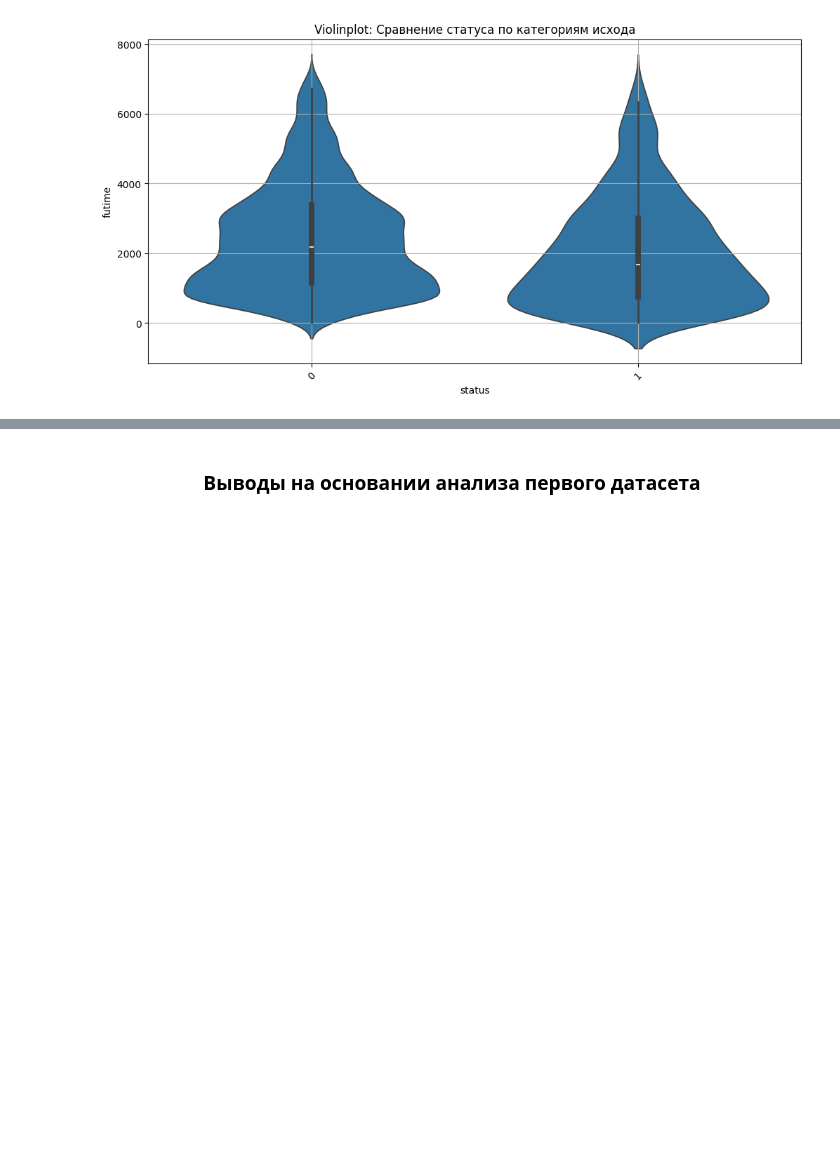
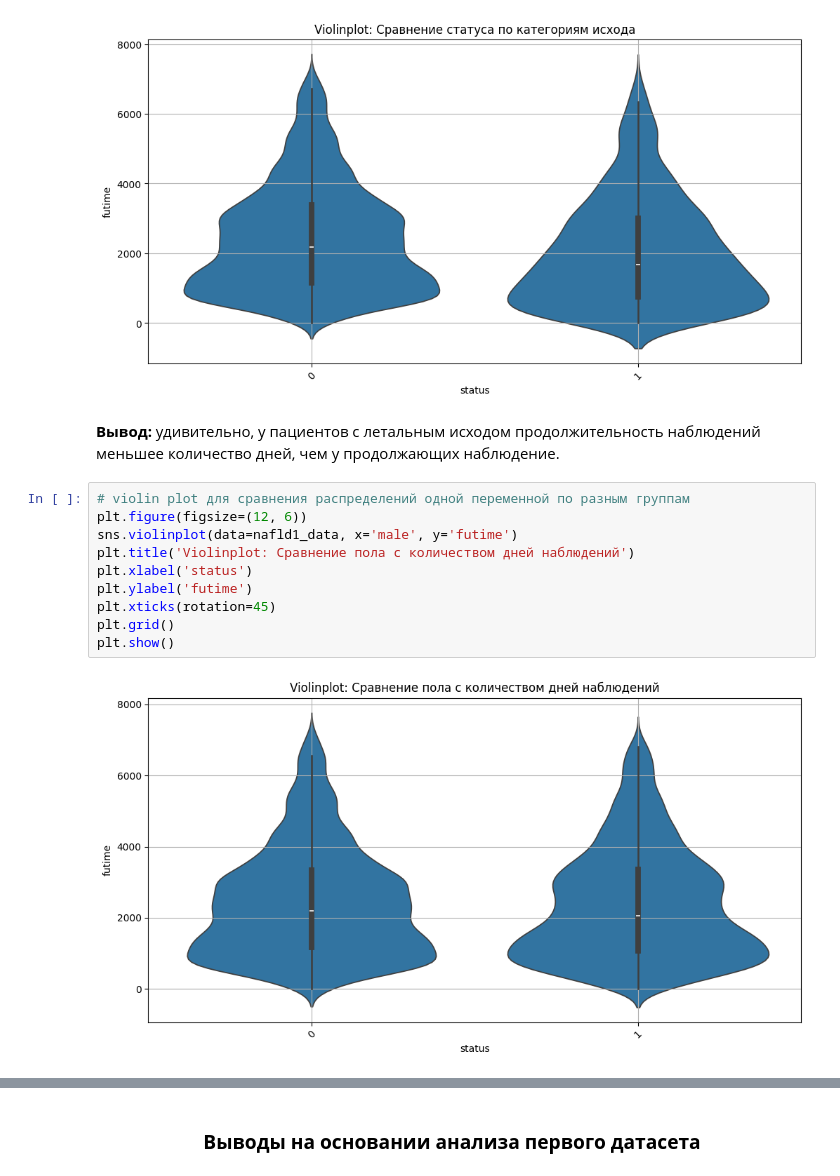
Before and after one commit to HelgaHanemer/SF-Data-Science, a Jupyter notebook: Cleaning_and_visual_project/C_and_V_project.ipynb, the cells around one changed output, grey strips where cells are left out. Drawn from its saved outputs; the diff is of its cells as text; blank space fills up the shorter version.

```diff
--- a/Cleaning_and_visual_project/C_and_V_project.ipynb
+++ b/Cleaning_and_visual_project/C_and_V_project.ipynb
@@ -376,3 +379,17 @@ plt.grid()
 plt.show()
 # %% [output]
 [figure]
+# %% [markdown]
+**Вывод:** удивительно, у пациентов с летальным исходом продолжительность наблюдений меньшее количество дней, чем у продолжающих наблюдение.
+# %%
+# violin plot для сравнения распределений одной переменной по разным группам
+plt.figure(figsize=(12, 6))
+sns.violinplot(data=nafld1_data, x='male', y='futime')
+plt.title('Violinplot: Сравнение пола с количеством дней наблюдений')
+plt.xlabel('status')
+plt.ylabel('futime')
+plt.xticks(rotation=45)
+plt.grid()
+plt.show()
+# %% [output]
+[figure, added]
```
Also changed, not shown: parts of 85 cells of this notebook.
